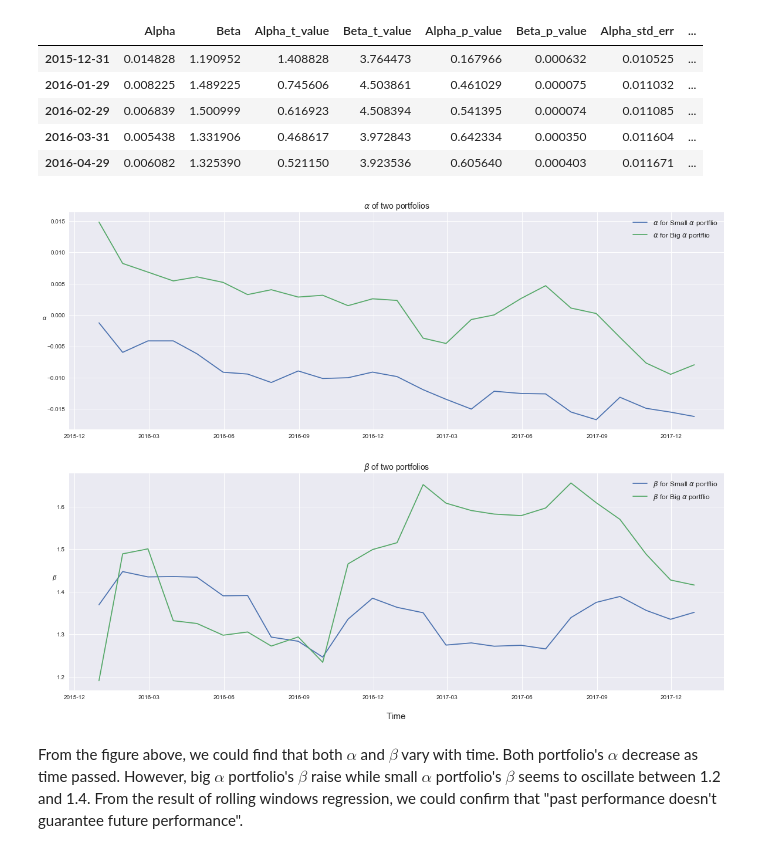
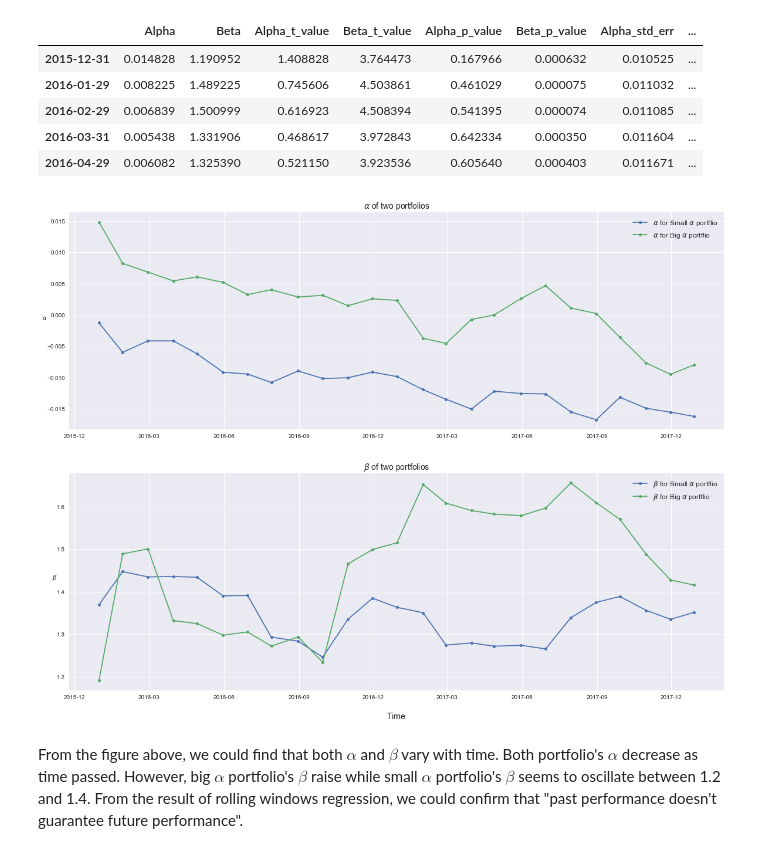
Before and after one commit to Andy-Liu66/2018NCCU-Econometrics, a Jupyter notebook: Homework 1/Homework 1.ipynb, the cells around one changed output. Cells and saved outputs as stored; diff of their text form; code cells hidden in the pictures.

```diff
--- a/Homework 1/Homework 1.ipynb
+++ b/Homework 1/Homework 1.ipynb
@@ -757,24 +795,24 @@ big_alpha_reg_result.head()
 # %%
 # plot result of alpha and beta for both portfolio
 fig, ax = plt.subplots(2, 1, figsize = (20, 15))
 fig.text(0.5, 0.08, "Time", fontsize = 15)
 
 ax1 = ax[0]
-ax1.plot(small_alpha_reg_result.Alpha, label=r"$\alpha$ for Small $\alpha$ portflio")
-ax1.plot(big_alpha_reg_result.Alpha, label=r"$\alpha$ for Big $\alpha$ portflio")
+ax1.plot(small_alpha_reg_result.Alpha, label=r"$\alpha$ for Small $\alpha$ portflio", marker=".", ms=10)
+ax1.plot(big_alpha_reg_result.Alpha, label=r"$\alpha$ for Big $\alpha$ portflio", marker=".", ms=10)
 plt.sca(ax1)
 plt.ylabel(r"$\alpha$", rotation=0, size=10)
 plt.title(r"$\alpha$ of two portfolios", size=14)
 plt.legend(fontsize=12)
 
 ax2 = ax[1]
-ax2.plot(small_alpha_reg_result.Beta, label=r"$\beta$ for Small $\alpha$ portflio")
-ax2.plot(big_alpha_reg_result.Beta, label=r"$\beta$ for Big $\alpha$ portflio")
+ax2.plot(small_alpha_reg_result.Beta, label=r"$\beta$ for Small $\alpha$ portflio", marker=".", ms=10)
+ax2.plot(big_alpha_reg_result.Beta, label=r"$\beta$ for Big $\alpha$ portflio", marker=".", ms=10)
 plt.sca(ax2)
 plt.ylabel(r"$\beta$", rotation=0)
 plt.title(r"$\beta$ of two portfolios", size=14)
 plt.legend(fontsize=12);
 # %% [output]
-[figure, old version]
+[figure, new version]
 # %% [markdown]
 From the figure above, we could find that both $\alpha$ and $\beta$ vary with time. Both portfolio's $\alpha$ decrease as time passed. However, big $\alpha$ portfolio's $\beta$ raise while small $\alpha$ portfolio's $\beta$ seems to oscillate between 1.2 and 1.4. From the result of rolling windows regression, we could confirm that "past performance doesn't guarantee future performance".
```
Also changed, not shown: parts of 7 cells of this notebook.
